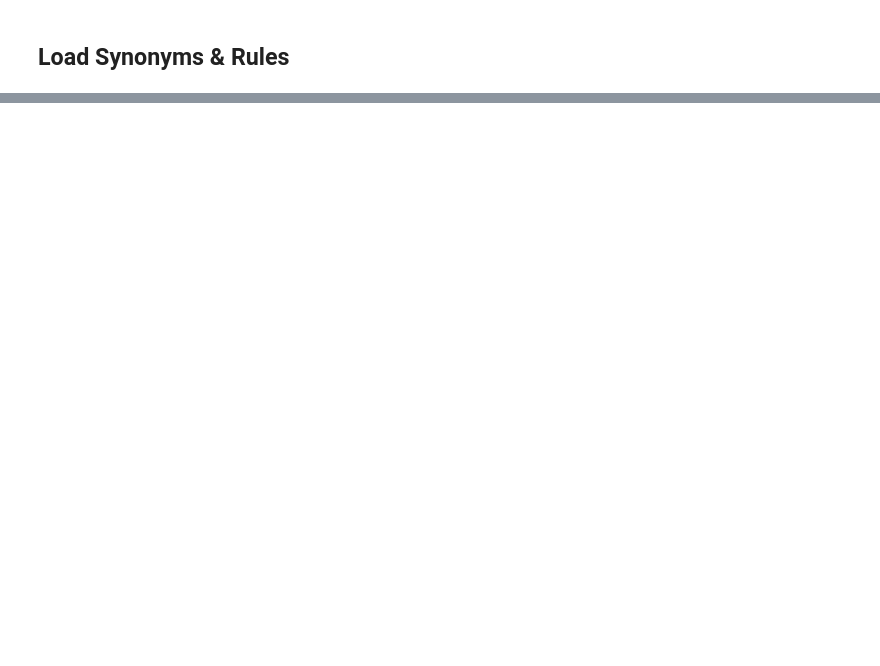
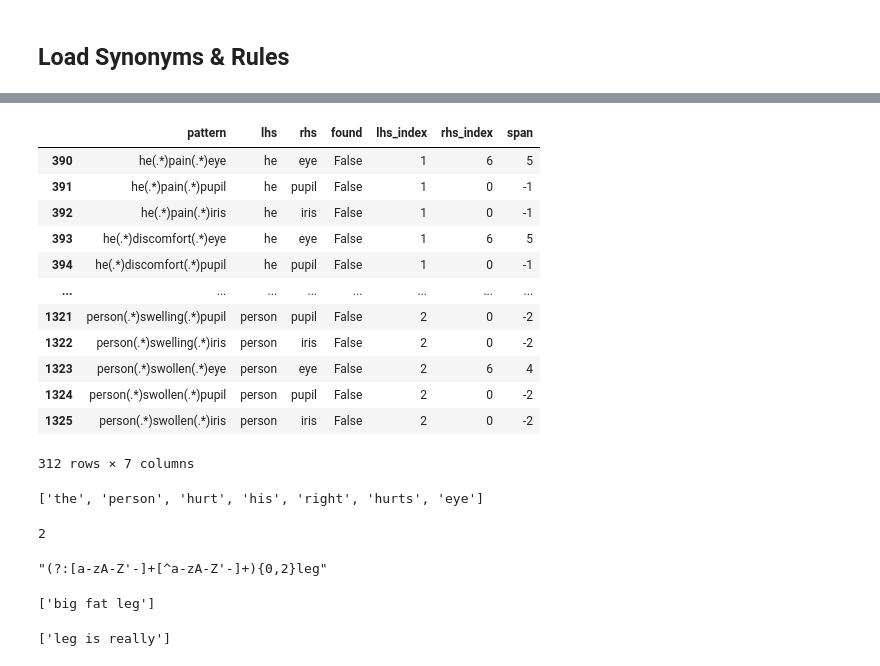
Before and after one commit to 3minuterecord/safety_report_topic_classification, a Jupyter notebook: rough_work.ipynb, the cells around one changed output, grey strips where cells are left out. Saved outputs shown, nothing was run; the diff lists cells and outputs as text; code cells hidden in the pictures; blank space fills up the shorter version.

```diff
--- a/rough_work.ipynb
+++ b/rough_work.ipynb
@@ -224,0 +356,58 @@ i- 1
+# %%
+test[test['lhs_index'] != 0]
+# %% [output]
+|  | pattern | lhs | rhs | found | lhs_index | rhs_index | span |
+| 390 | he(.*)pain(.*)eye | he | eye | False | 1 | 6 | 5 |
+| 391 | he(.*)pain(.*)pupil | he | pupil | False | 1 | 0 | -1 |
+| 392 | he(.*)pain(.*)iris | he | iris | False | 1 | 0 | -1 |
+| 393 | he(.*)discomfort(.*)eye | he | eye | False | 1 | 6 | 5 |
+| 394 | he(.*)discomfort(.*)pupil | he | pupil | False | 1 | 0 | -1 |
+| ... | ... | ... | ... | ... | ... | ... | ... |
+| 1321 | person(.*)swelling(.*)pupil | person | pupil | False | 2 | 0 | -2 |
+| 1322 | person(.*)swelling(.*)iris | person | iris | False | 2 | 0 | -2 |
+| 1323 | person(.*)swollen(.*)eye | person | eye | False | 2 | 6 | 4 |
+| 1324 | person(.*)swollen(.*)pupil | person | pupil | False | 2 | 0 | -2 |
+| 1325 | person(.*)swollen(.*)iris | person | iris | False | 2 | 0 | -2 |
+312 rows × 7 columns
+# %%
+chk_sent = 'the person hurt his right hurts eye'
+split_chk_sent = chk_sent.split()
+print(split_chk_sent)
+# %% [output]
+['the', 'person', 'hurt', 'his', 'right', 'hurts', 'eye']
+# %%
+def find_index(chk_string, keyword, pos='left'):
+    try:
+        split_chk = chk_string.split()
+        #find_index = max(loc for loc, val in enumerate(split_chk) if val == keyword) + 1
+        find_index = [loc for loc, val in enumerate(split_chk) if bool(re.search(keyword, val))]
+        if pos == 'left':
+            find_index = min(find_index)+1
+        else:
+            find_index = max(find_index)+1
+    except:
+        print
+        find_index = 0
+    return(find_index)
+
+find_index(chk_sent, 'person', pos='left')
+# %% [output]
+2
+# %%
+keyword = 'leg'
+window = 2
+pre_context = "(?:[a-zA-Z'-]+[^a-zA-Z'-]+){0,<window>}<keyword>".replace('<keyword>', str(keyword)).replace('<window>', str(window))
+post_context = "<keyword>(?:[^a-zA-Z'-]+[a-zA-Z'-]+){0,<window>}".replace('<keyword>', str(keyword)).replace('<window>', str(window))
+all_context = "(?:[a-zA-Z'-]+[^a-zA-Z'-]+){0,<window>}<keyword>(?:[^a-zA-Z'-]+[a-zA-Z'-]+){0,<window>}".replace('<keyword>', str(keyword)).replace('<window>', str(window))
+pre_context
+# %% [output]
+"(?:[a-zA-Z'-]+[^a-zA-Z'-]+){0,2}leg"
+# %%
+doc = 'My big fat leg is really broke'
+re.findall(pre_context, doc)
+# %% [output]
+['big fat leg']
+# %%
+re.findall(post_context, doc)
+# %% [output]
+['leg is really']
```
Also changed, not shown: parts of 38 cells of this notebook, 9 other files.
